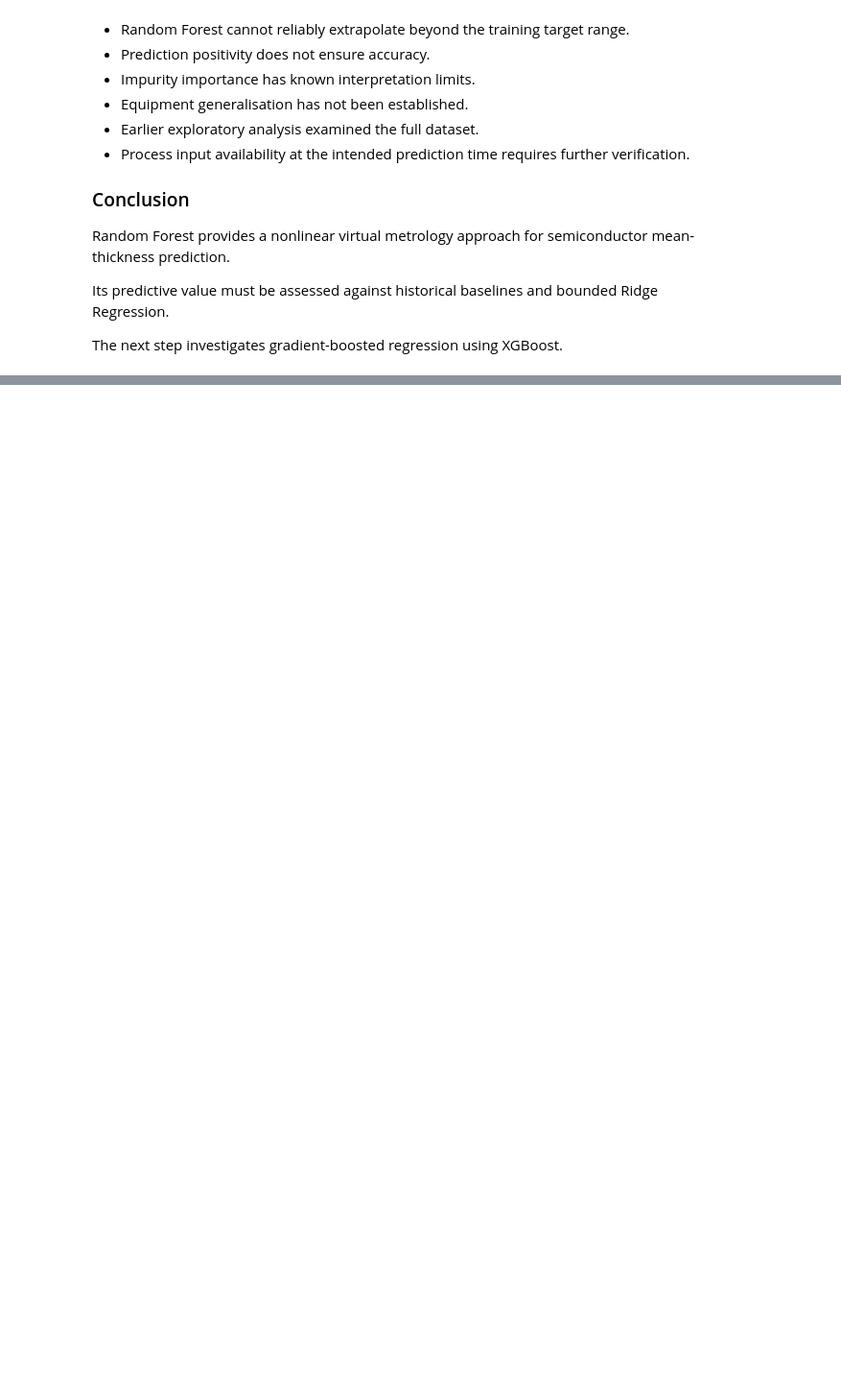
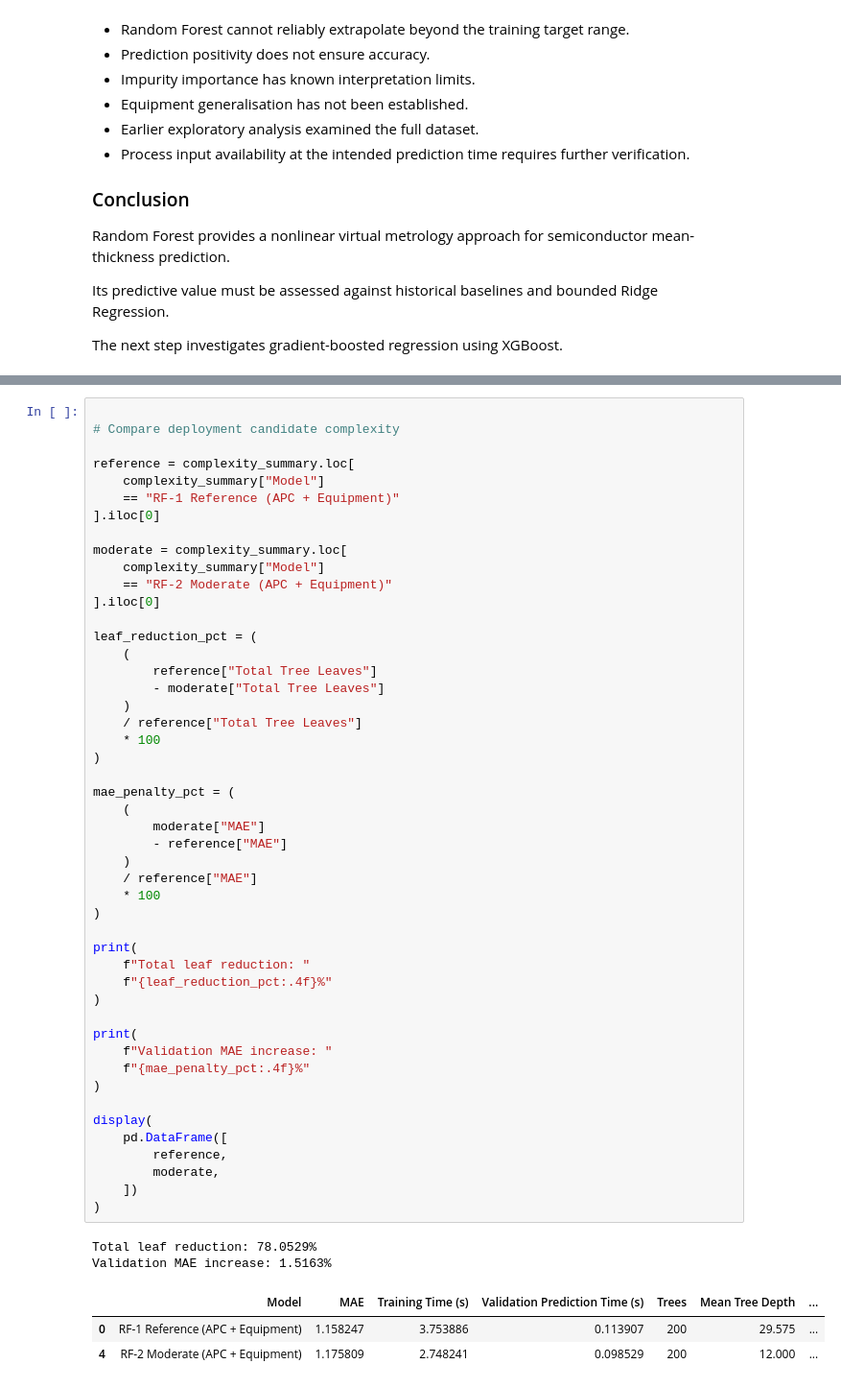
Before and after one commit to Tarun-Raja/STRATUM, a Jupyter notebook: notebooks/11_random_forest_regression.ipynb, the cells around one changed output, grey strips where cells are left out. Shown at 96% size. Cells and saved outputs as stored; diff of their text form; blank space fills up the shorter version.

```diff
--- a/notebooks/11_random_forest_regression.ipynb
+++ b/notebooks/11_random_forest_regression.ipynb
@@ -2423,0 +2513,54 @@ regression using XGBoost.
+# %%
+
+# Compare deployment candidate complexity
+
+reference = complexity_summary.loc[
+    complexity_summary["Model"]
+    == "RF-1 Reference (APC + Equipment)"
+].iloc[0]
+
+moderate = complexity_summary.loc[
+    complexity_summary["Model"]
+    == "RF-2 Moderate (APC + Equipment)"
+].iloc[0]
+
+leaf_reduction_pct = (
+    (
+        reference["Total Tree Leaves"]
+        - moderate["Total Tree Leaves"]
+    )
+    / reference["Total Tree Leaves"]
+    * 100
+)
+
+mae_penalty_pct = (
+    (
+        moderate["MAE"]
+        - reference["MAE"]
+    )
+    / reference["MAE"]
+    * 100
+)
+
+print(
+    f"Total leaf reduction: "
+    f"{leaf_reduction_pct:.4f}%"
+)
+
+print(
+    f"Validation MAE increase: "
+    f"{mae_penalty_pct:.4f}%"
+)
+
+display(
+    pd.DataFrame([
+        reference,
+        moderate,
+    ])
+)
+# %% [output]
+Total leaf reduction: 78.0529%
+Validation MAE increase: 1.5163%
+|  | Model | MAE | Training Time (s) | Validation Prediction Time (s) | Trees | Mean Tree Depth | ... |
+| 0 | RF-1 Reference (APC + Equipment) | 1.158247 | 3.753886 | 0.113907 | 200 | 29.575 | ... |
+| 4 | RF-2 Moderate (APC + Equipment) | 1.175809 | 2.748241 | 0.098529 | 200 | 12.000 | ... |
```
Also changed, not shown: parts of 3 cells of this notebook.
